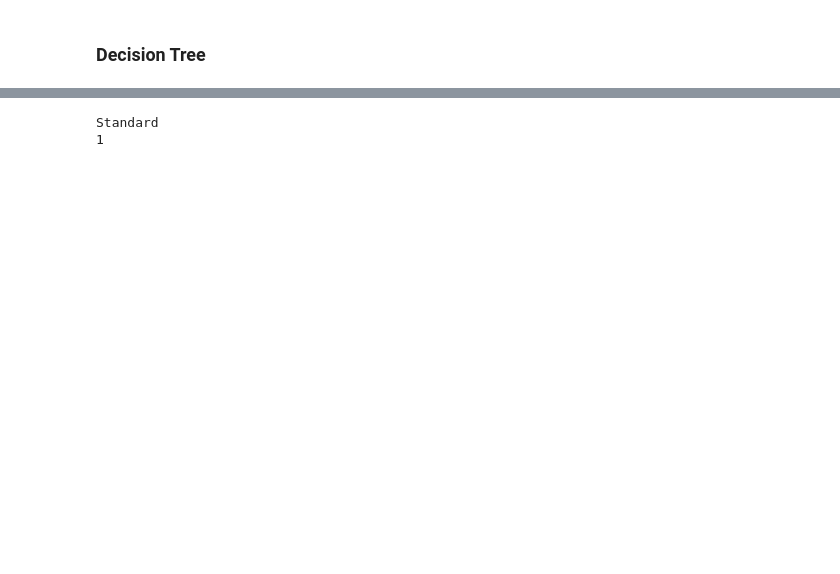
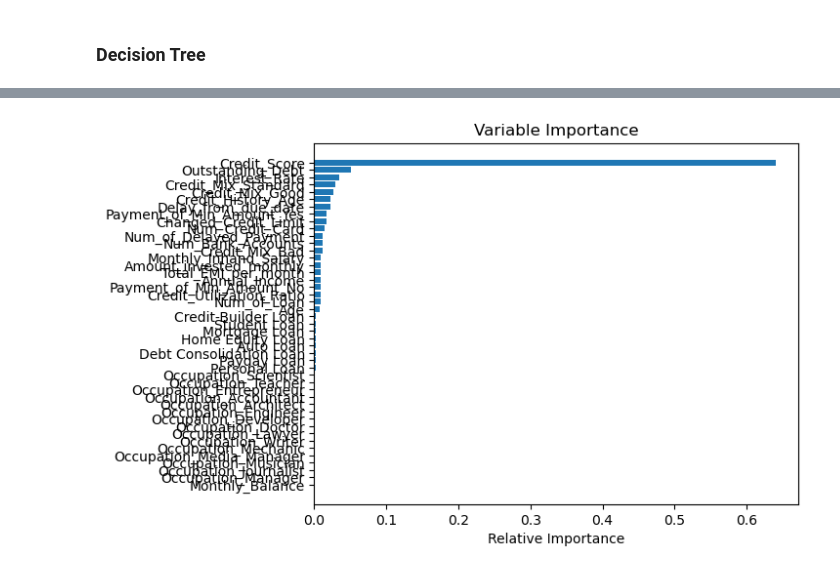
Before and after one commit to jhsieh731/pytorch_playground, a Jupyter notebook: credit/credit.ipynb, the cells around one changed output, grey strips where cells are left out. Cells and saved outputs as stored; diff of their text form; code cells hidden in the pictures; blank space fills up the shorter version.

Commit message:
Feature selection

```diff
--- a/credit/credit.ipynb
+++ b/credit/credit.ipynb
@@ -264,27 +276,44 @@ Accuracy: 0.7676878555034428
 # plt.title('Confusion Matrix')
 # plt.show()
 # %%
-def temp_encode(y):
-    if y == "Good":
-        # return torch.tensor([1, 0, 0]).to(torch.float32)
-        return 0
-    if y == "Standard":
-        # return torch.tensor([0, 1, 0]).to(torch.float32)
-        return 1
-    # return torch.tensor([0, 0, 1]).to(torch.float32)
-    return 2
-
+#Changing all columns to float type
 def to_float(x):
     return torch.tensor(x).to(torch.float32)
-training_data = list(zip(map(to_float, x_train), map(temp_encode, y_train)))
-test_data = list(zip(map(to_float, x_test),map(temp_encode, y_test)))
 
-i = 1
-print(y_train[i])
-print(training_data[i][1])
+training_data = list(zip(map(to_float, x_train), y_train))
+test_data = list(zip(map(to_float, x_test), y_test))
-# %% [output]
-Standard
-1
+# %%
+# Feature Selection
+features = np.array(['Age', 'Annual_Income', 'Monthly_Inhand_Salary', 'Num_Bank_Accounts',
+'Num_Credit_Card', 'Interest_Rate', 'Num_of_Loan', 'Delay_from_due_date',
+'Num_of_Delayed_Payment', 'Changed_Credit_Limit', 'Outstanding_Debt',
+'Credit_Utilization_Ratio', 'Total_EMI_per_month',
+'Amount_invested_monthly', 'Monthly_Balance', 'Credit_Score',
+'Personal Loan', 'Auto Loan', 'Mortgage Loan', 'Credit-Builder Loan',
+'Debt Consolidation Loan', 'Student Loan', 'Payday Loan', 'Home Equity Loan',
+'Credit_History_Age', 'Occupation_Accountant', 'Occupation_Architect',
+'Occupation_Developer', 'Occupation_Doctor', 'Occupation_Engineer',
+'Occupation_Entrepreneur', 'Occupation_Journalist', 'Occupation_Lawyer',
+'Occupation_Manager', 'Occupation_Mechanic', 'Occupation_Media_Manager',
+'Occupation_Musician', 'Occupation_Scientist', 'Occupation_Teacher',
+'Occupation_Writer', 'Credit_Mix_Bad', 'Credit_Mix_Good',
+'Credit_Mix_Standard', 'Payment_of_Min_Amount_No',
+'Payment_of_Min_Amount_Yes'])
+
+clf = ensemble.RandomForestClassifier()
+clf.fit(final_df[features], final_df['Credit_Score'])
+
+importances = clf.feature_importances_
+sorted_idx = np.argsort(importances)
+
+padding = np.arange(len(features)) + 0.5
+plt.barh(padding, importances[sorted_idx], align='center')
+plt.yticks(padding, features[sorted_idx])
+plt.xlabel("Relative Importance")
+plt.title("Variable Importance")
+plt.show()
+# %% [output]
+[figure, added]
 # %%
 from torch import nn
 from torchvision import transforms
```
Also changed, not shown: parts of 10 cells of this notebook, 1 other file.
